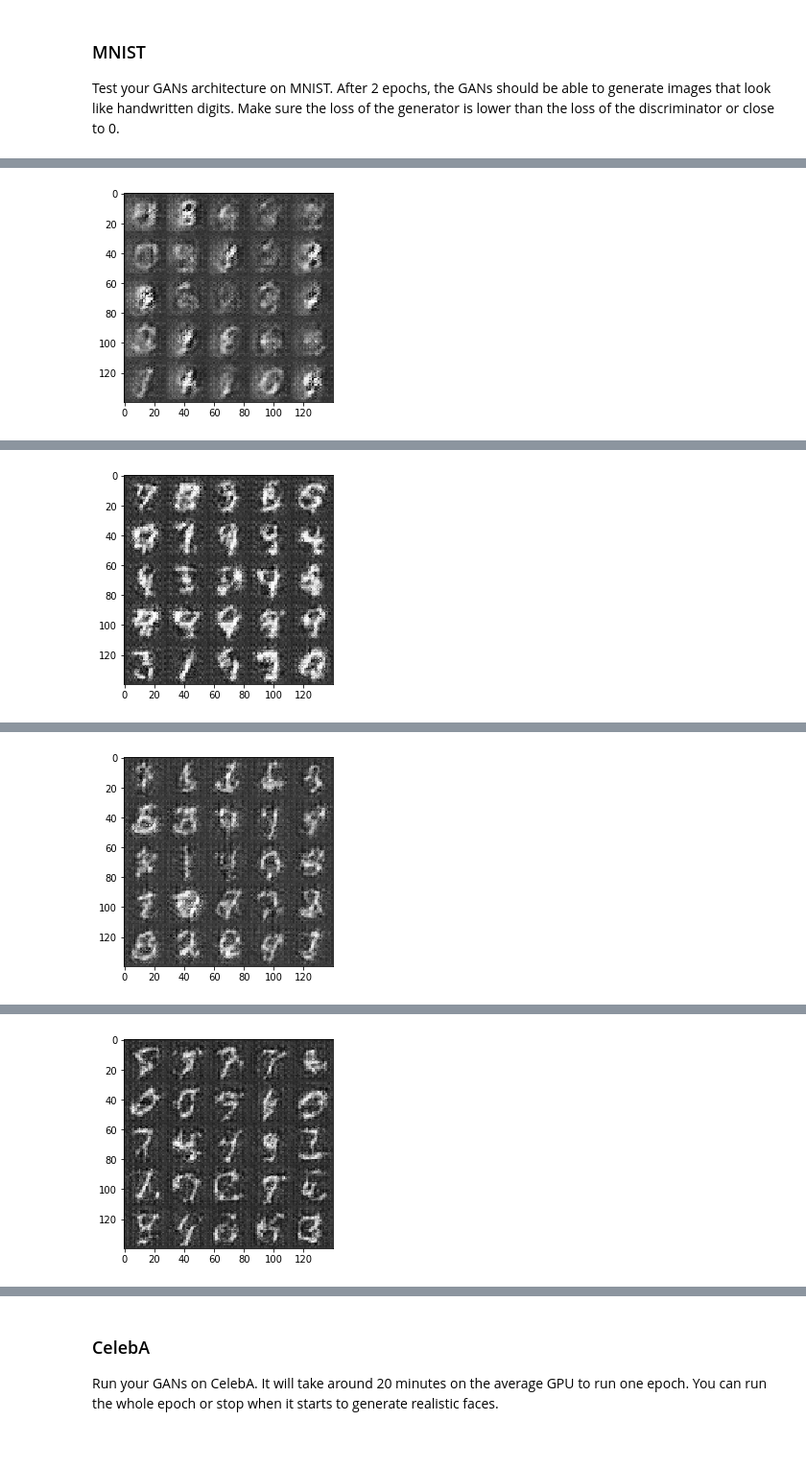
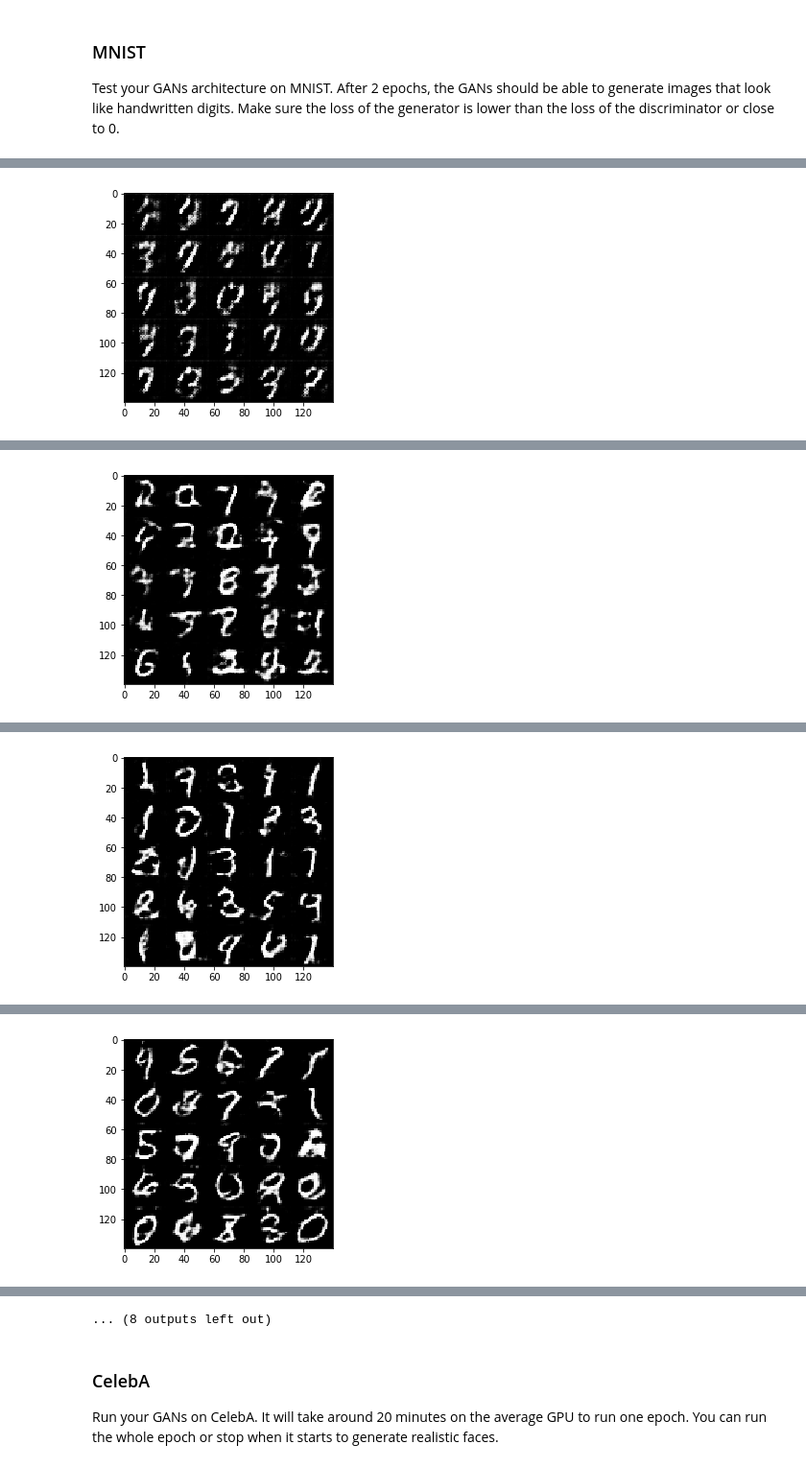
Before and after one commit to zuqqhi2/udacity_deep_learning_foundation, a Jupyter notebook: face_generation/dlnd_face_generation.ipynb, the cells around one changed output, grey strips where cells are left out. Shown at 96% size. Drawn from its saved outputs; the diff is of its cells as text; code cells hidden in the pictures.

```diff
--- a/face_generation/dlnd_face_generation.ipynb
+++ b/face_generation/dlnd_face_generation.ipynb
@@ -133,7 +133,7 @@ Tests Passed
 ### Discriminator
 Implement `discriminator` to create a discriminator neural network that discriminates on `images`.  This function should be able to reuse the variabes in the neural network.  Use [`tf.variable_scope`](https://www.tensorflow.org/api_docs/python/tf/variable_scope) with a scope name of "discriminator" to allow the variables to be reused.  The function should return a tuple of (tensor output of the discriminator, tensor logits of the discriminator).
 # %%
-def discriminator(images, reuse=False, alpha=0.2, kernel_size=4, keep_prob=0.5):
+def discriminator(images, reuse=False, alpha=0.1, kernel_size=4, keep_prob=0.5):
     """
     Create the discriminator network
     :param image: Tensor of input image(s)
@@ -142,18 +142,20 @@ def discriminator(images, reuse=False, alpha=0.2, kernel_size=4, keep_prob=0.5):
     """
     # TODO: Implement Function
     with tf.variable_scope('discriminator', reuse = reuse):
+        initializer = tf.contrib.layers.xavier_initializer_conv2d()
+
         # 14 x 14 x 64
         x1 = tf.layers.dropout(images, rate = keep_prob)
-        x1 = tf.layers.conv2d(x1, 64, kernel_size, strides = 2, padding = 'same')
+        x1 = tf.layers.conv2d(x1, 64, kernel_size, strides = 2, padding = 'same', kernel_initializer=initializer)
         x1 = tf.maximum(alpha * x1, x1)
 
         # 7 x 7 x 128
-        x2 = tf.layers.conv2d(x1, 128, kernel_size, strides = 2, padding = 'same')
+        x2 = tf.layers.conv2d(x1, 128, kernel_size, strides = 2, padding = 'same', kernel_initializer=initializer)
         x2 = tf.layers.batch_normalization(x2, training = True)
         x2 = tf.maximum(alpha * x2, x2)
 
         # 4 x 4 x 256
-        x3 = tf.layers.conv2d(x2, 256, kernel_size, strides = 2, padding = 'same')
+        x3 = tf.layers.conv2d(x2, 256, kernel_size, strides = 2, padding = 'same', kernel_initializer=initializer)
         x3 = tf.layers.batch_normalization(x3, training = True)
         x3 = tf.maximum(alpha * x3, x3)
         x3 = tf.layers.dropout(x3, rate = keep_prob)
@@ -176,7 +178,7 @@ Tests Passed
 ### Generator
 Implement `generator` to generate an image using `z`. This function should be able to reuse the variabes in the neural network.  Use [`tf.variable_scope`](https://www.tensorflow.org/api_docs/python/tf/variable_scope) with a scope name of "generator" to allow the variables to be reused. The function should return the generated 28 x 28 x `out_channel_dim` images.
 # %%
-def generator(z, out_channel_dim, is_train=True, alpha=0.2, kernel_size=4):
+def generator(z, out_channel_dim, is_train=True, alpha=0.1, kernel_size=4, keep_prob=0.5):
     """
     Create the generator network
     :param z: Input z
@@ -192,6 +194,7 @@ def generator(z, out_channel_dim, is_train=True, alpha=0.2, kernel_size=4):
         x1 = tf.reshape(x1, (-1, 4, 4, 512))
         x1 = tf.layers.batch_normalization(x1, training = is_train)
         x1 = tf.maximum(alpha * x1, x1)
+        x1 = tf.layers.dropout(x1, rate = keep_prob)
 
         # 7 x 7 x 256
         x2 = tf.layers.conv2d_transpose(x1, 256, kernel_size, strides = 1, padding = 'valid')
@@ -202,6 +205,7 @@ def generator(z, out_channel_dim, is_train=True, alpha=0.2, kernel_size=4):
         x3 = tf.layers.conv2d_transpose(x2, 128, kernel_size, strides = 2, padding = 'same')
         x3 = tf.layers.batch_normalization(x3, training = is_train)
         x3 = tf.maximum(alpha * x3, x3)
+        x3 = tf.layers.dropout(x3, rate = keep_prob)
 
         # 28 x 28 x out_channel_dim
         logits = tf.layers.conv2d_transpose(x3, out_channel_dim, kernel_size, strides = 2, padding = 'same')
@@ -355,6 +359,14 @@ def train(epoch_count, batch_size, z_dim, learning_rate, beta1, get_batches, dat
     d_loss, g_loss = model_loss(input_real, input_z, data_shape[3])
     d_opt, g_opt = model_opt(d_loss, g_loss, lr, beta1)
 
+    # Check data range
+    #data = list(get_batches(batch_size))
+    # min_val = np.min(data)
+    # max_val = np.max(data)
+    min_val = -0.5
+    max_val = 0.5
+    print("Change value range of dataset from [{}, {}] to [-1, 1]".format(min_val, max_val))
+
     steps = 0
     one_epoch_steps = len(list(get_batches(batch_size)))
     with tf.Session() as sess:
@@ -363,6 +375,11 @@ def train(epoch_count, batch_size, z_dim, learning_rate, beta1, get_batches, dat
             for batch_images in get_batches(batch_size):
                 # TODO: Train Model
                 steps += 1
+
+                # Scale from [min_val, max_val] to [-1, 1] for tanh
+                batch_images = np.array(batch_images)
+                batch_images = 2 * (batch_images - min_val) / (max_val - min_val) - 1
+                batch_images = batch_images.tolist()
 
                 # Input of Generator
                 batch_z = np.random.uniform(-1, 1, size = (batch_size, z_dim))
@@ -387,10 +404,10 @@ def train(epoch_count, batch_size, z_dim, learning_rate, beta1, get_batches, dat
 ### MNIST
 Test your GANs architecture on MNIST.  After 2 epochs, the GANs should be able to generate images that look like handwritten digits.  Make sure the loss of the generator is lower than the loss of the discriminator or close to 0.
 # %%
-batch_size = 128
+batch_size = 64
 z_dim = 128
 learning_rate = 0.001
-beta1 = 0.2
+beta1 = 0.5
 
 
 """
@@ -426 +440 @@ Epoch 1/2        Batch 200/468   Discriminator Loss: 0.6767      Generator Loss:
-[figure, old version]
+[figure, new version]
@@ -447 +461 @@ Epoch 1/2        Batch 400/468   Discriminator Loss: 0.8640      Generator Loss:
-[figure, old version]
+[figure, new version]
@@ -455 +482 @@ Epoch 1/2        Batch 468/468   Discriminator Loss: 0.4968      Generator Loss:
-[figure, old version]
+[figure, new version]
@@ -476 +503 @@ Epoch 2/2        Batch 200/468   Discriminator Loss: 0.3807      Generator Loss:
-[figure, old version]
+[figure, new version]
@@ -506,3 +540,4 @@ Epoch 2/2        Batch 468/468   Discriminator Loss: 0.4368      Generator Loss:
+... (8 outputs left out)
 # %% [markdown]
 ### CelebA
 Run your GANs on CelebA.  It will take around 20 minutes on the average GPU to run one epoch.  You can run the whole epoch or stop when it starts to generate realistic faces.
```
Also changed, not shown: parts of 2 cells of this notebook, 1 other file.
